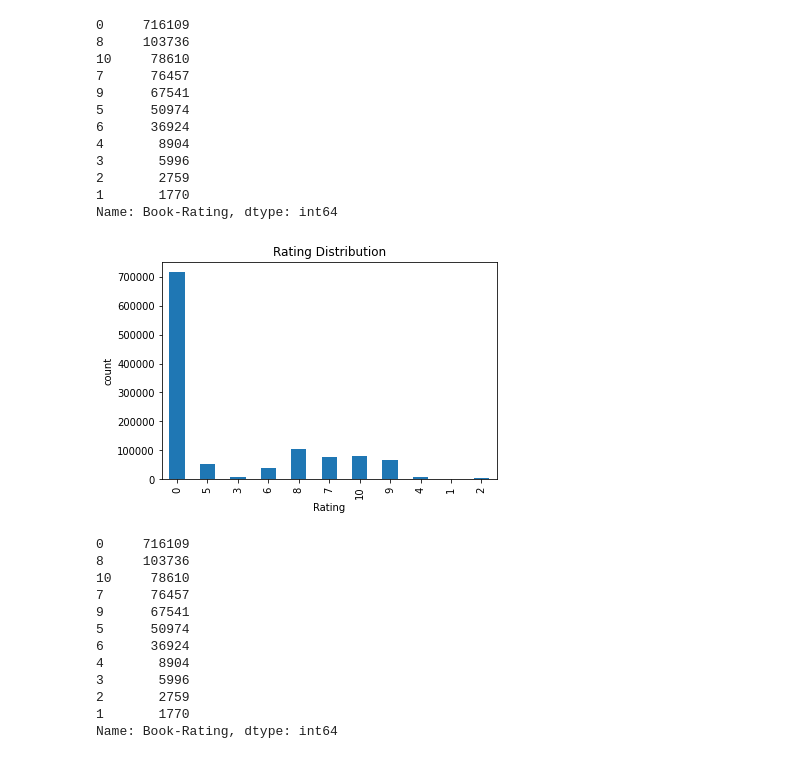
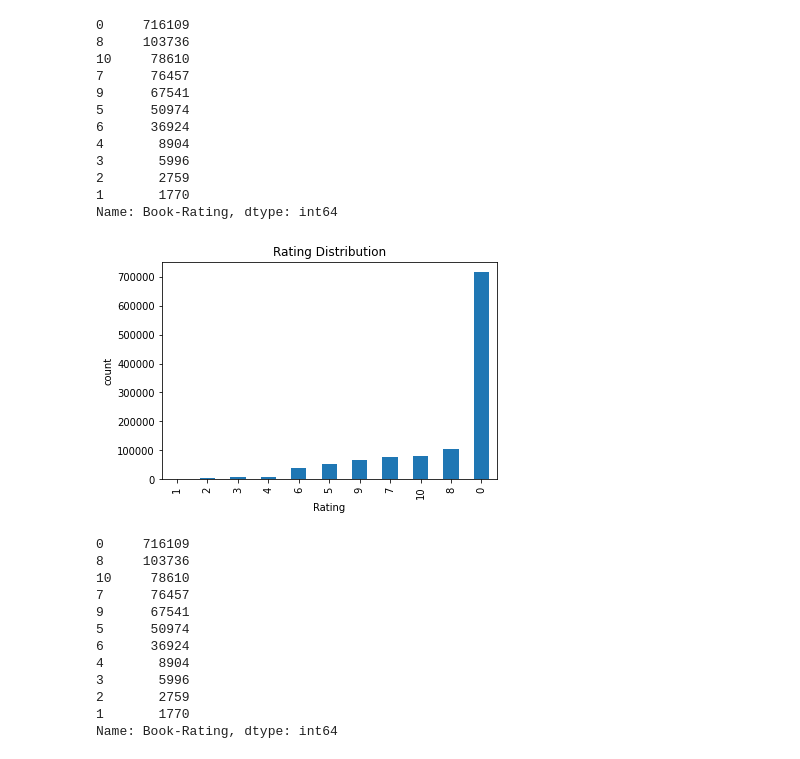
Before and after one commit to shyamsundar-v/Book-Recommendation-System, a Jupyter notebook: Book_Recommendation_System.ipynb, the cells around one changed output. Cells and saved outputs as stored; diff of their text form; code cells hidden in the pictures.

```diff
--- a/Book_Recommendation_System.ipynb
+++ b/Book_Recommendation_System.ipynb
@@ -450,13 +470,13 @@ ratings_df['Book-Rating'].value_counts()
 1       1770
 Name: Book-Rating, dtype: int64
 # %%
-ratings_df['Book-Rating'].value_counts(sort=False).plot(kind='bar')
+ratings_df['Book-Rating'].value_counts().sort_values().plot(kind='bar')
 plt.title('Rating Distribution')
 plt.xlabel('Rating')
 plt.ylabel('count')
 plt.show();
 # %% [output]
-[figure, old version]
+[figure, new version]
 # %%
 print(ratings_df['Book-Rating'].value_counts())
 ratings_df['Book-Rating'].value_counts().plot(kind='pie', autopct='%1.2f%%',shadow=True,radius=3)
```
Also changed, not shown: parts of 20 cells of this notebook.
